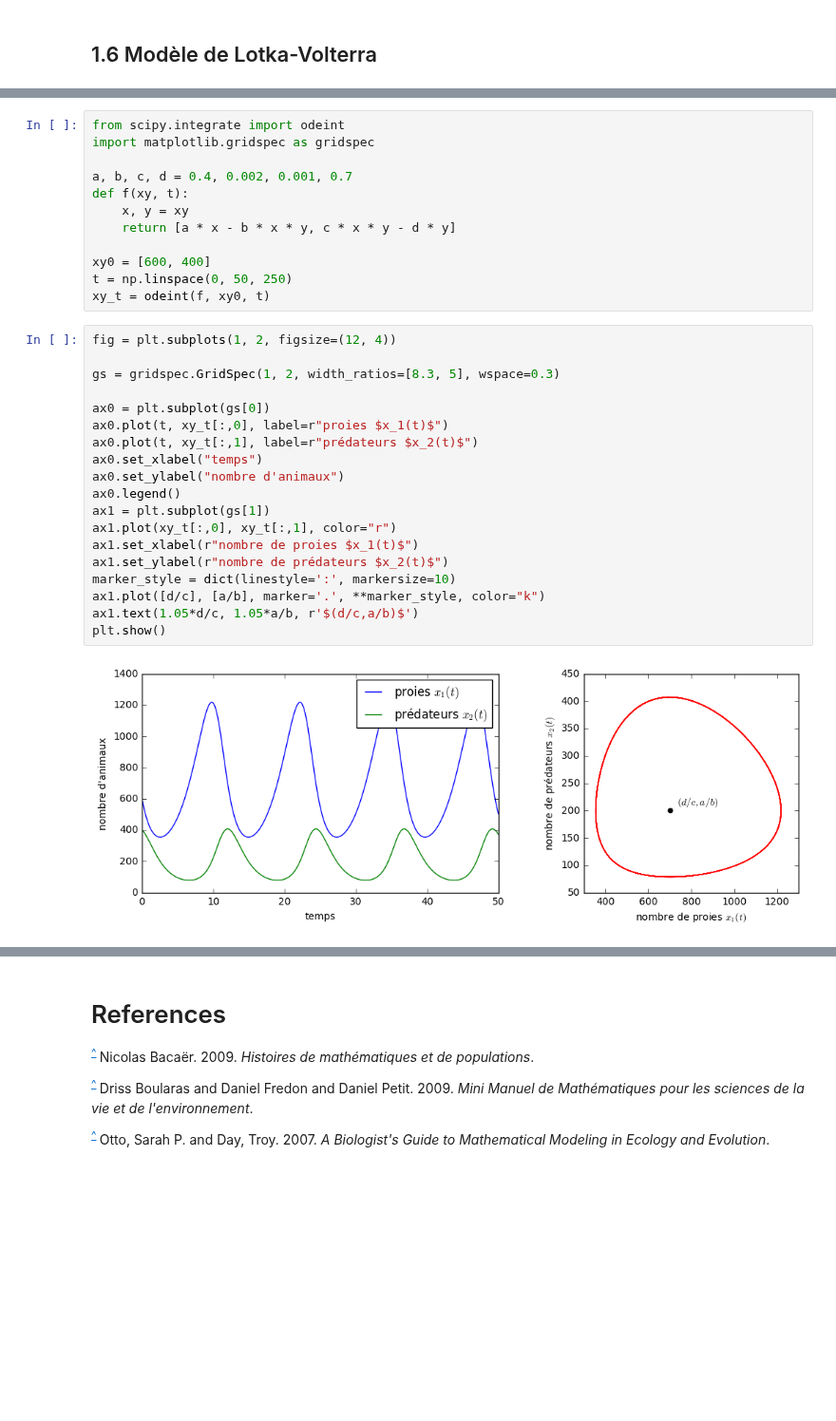
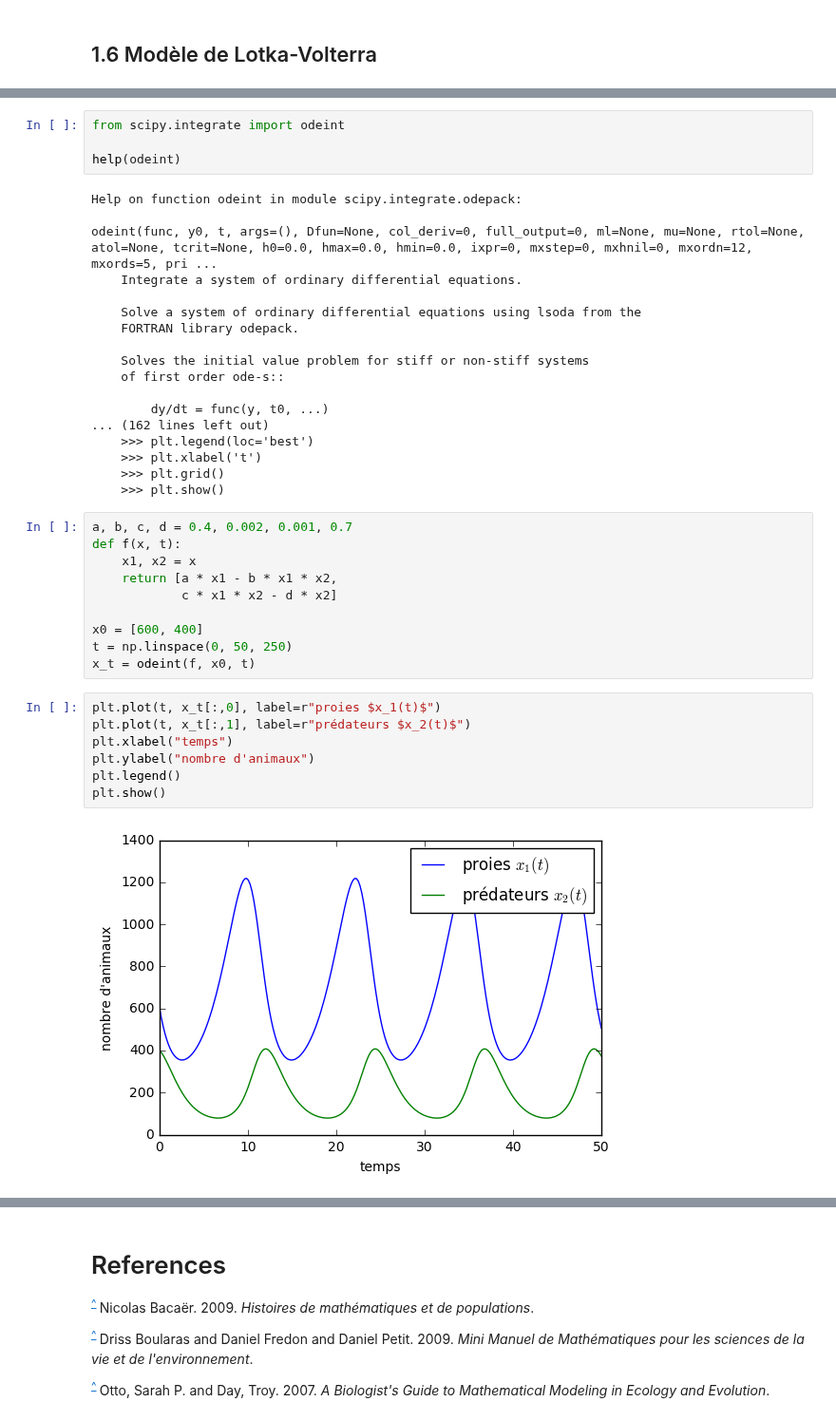
Before and after one commit to juliejj/systemes_dynamiques_agronomie, a Jupyter notebook: 1_premiers_modeles.ipynb, the cells around one changed output, grey strips where cells are left out. Shown at 95% size. Saved outputs shown, nothing was run; the diff lists cells and outputs as text; blank space fills up the shorter version.

Commit message:
ode odeint

```diff
--- a/1_premiers_modeles.ipynb
+++ b/1_premiers_modeles.ipynb
@@ -316,33 +336,41 @@ ce système n'admet pas de solution explicites, on doit faire appel à une méth
+# %%
+from scipy.integrate import odeint
+
+help(odeint)
+# %% [output]
+Help on function odeint in module scipy.integrate.odepack:
+
+odeint(func, y0, t, args=(), Dfun=None, col_deriv=0, full_output=0, ml=None, mu=None, rtol=None, atol=None, tcrit=None, h0=0.0, hmax=0.0, hmin=0.0, ixpr=0, mxstep=0, mxhnil=0, mxordn=12, mxords=5, pri ...
+    Integrate a system of ordinary differential equations.
+
+    Solve a system of ordinary differential equations using lsoda from the
+    FORTRAN library odepack.
+
+    Solves the initial value problem for stiff or non-stiff systems
+    of first order ode-s::
+
+        dy/dt = func(y, t0, ...)
+... (162 lines left out)
+    >>> plt.legend(loc='best')
+    >>> plt.xlabel('t')
+    >>> plt.grid()
+    >>> plt.show()
 # %%
-from scipy.integrate import odeint
-import matplotlib.gridspec as gridspec
+a, b, c, d = 0.4, 0.002, 0.001, 0.7
+def f(x, t):
+    x1, x2 = x
+    return [a * x1 - b * x1 * x2,
+            c * x1 * x2 - d * x2]
 
-a, b, c, d = 0.4, 0.002, 0.001, 0.7
-def f(xy, t):
-    x, y = xy
-    return [a * x - b * x * y, c * x * y - d * y]
-
-xy0 = [600, 400]
+x0 = [600, 400]
 t = np.linspace(0, 50, 250)
-xy_t = odeint(f, xy0, t)
+x_t = odeint(f, x0, t)
-# %%
-fig = plt.subplots(1, 2, figsize=(12, 4))
-
-gs = gridspec.GridSpec(1, 2, width_ratios=[8.3, 5], wspace=0.3)
-
-ax0 = plt.subplot(gs[0])
-ax0.plot(t, xy_t[:,0], label=r"proies $x_1(t)$")
-ax0.plot(t, xy_t[:,1], label=r"prédateurs $x_2(t)$")
-ax0.set_xlabel("temps")
-ax0.set_ylabel("nombre d'animaux")
-ax0.legend()
-ax1 = plt.subplot(gs[1])
-ax1.plot(xy_t[:,0], xy_t[:,1], color="r")
-ax1.set_xlabel(r"nombre de proies $x_1(t)$")
-ax1.set_ylabel(r"nombre de prédateurs $x_2(t)$")
-marker_style = dict(linestyle=':', markersize=10)
-ax1.plot([d/c], [a/b], marker='.', **marker_style, color="k")
-ax1.text(1.05*d/c, 1.05*a/b, r'$(d/c,a/b)$')
-plt.show()
-# %% [output]
-[figure, removed]
+# %%
+plt.plot(t, x_t[:,0], label=r"proies $x_1(t)$")
+plt.plot(t, x_t[:,1], label=r"prédateurs $x_2(t)$")
+plt.xlabel("temps")
+plt.ylabel("nombre d'animaux")
+plt.legend()
+plt.show()
+# %% [output]
+[figure, added]
```
Also changed, not shown: parts of 13 cells of this notebook.
